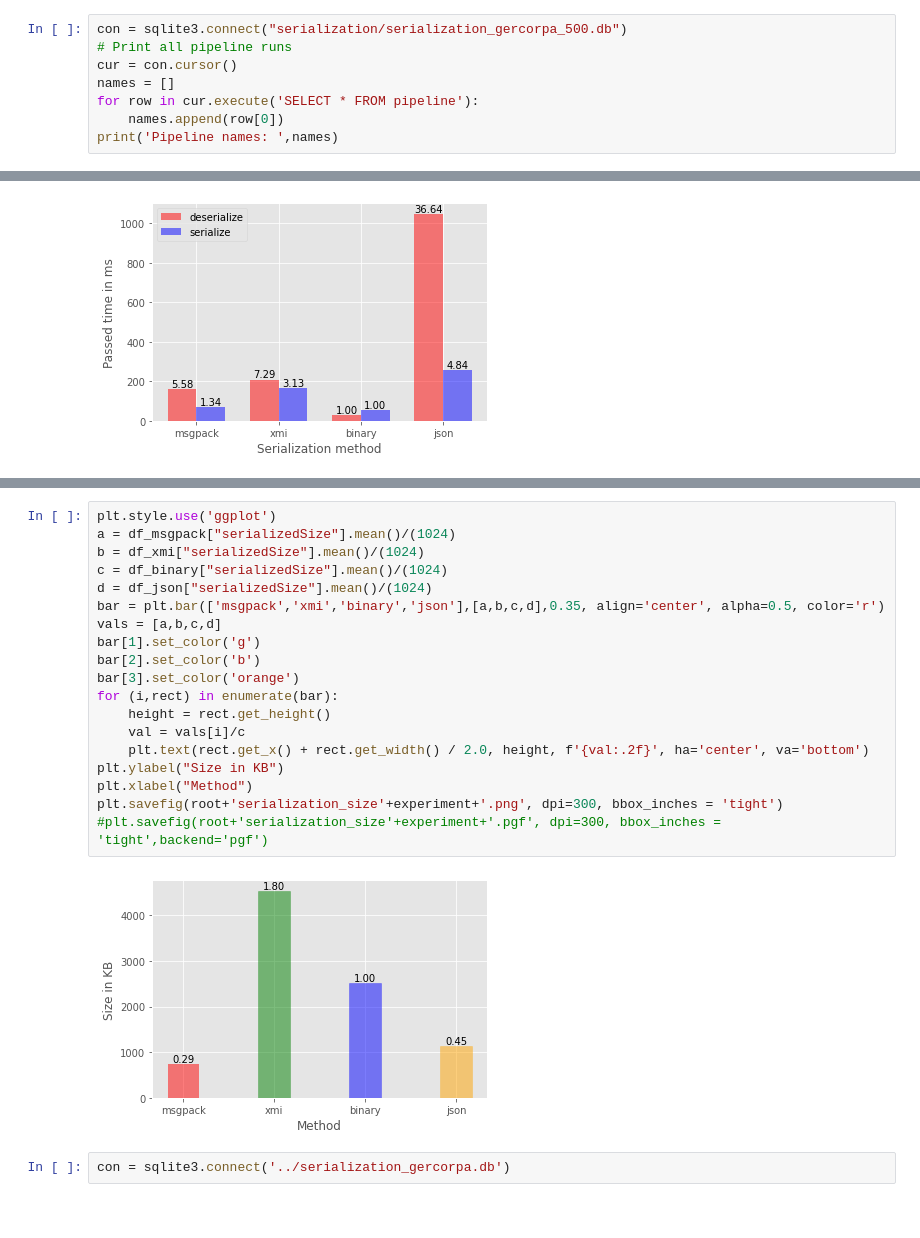
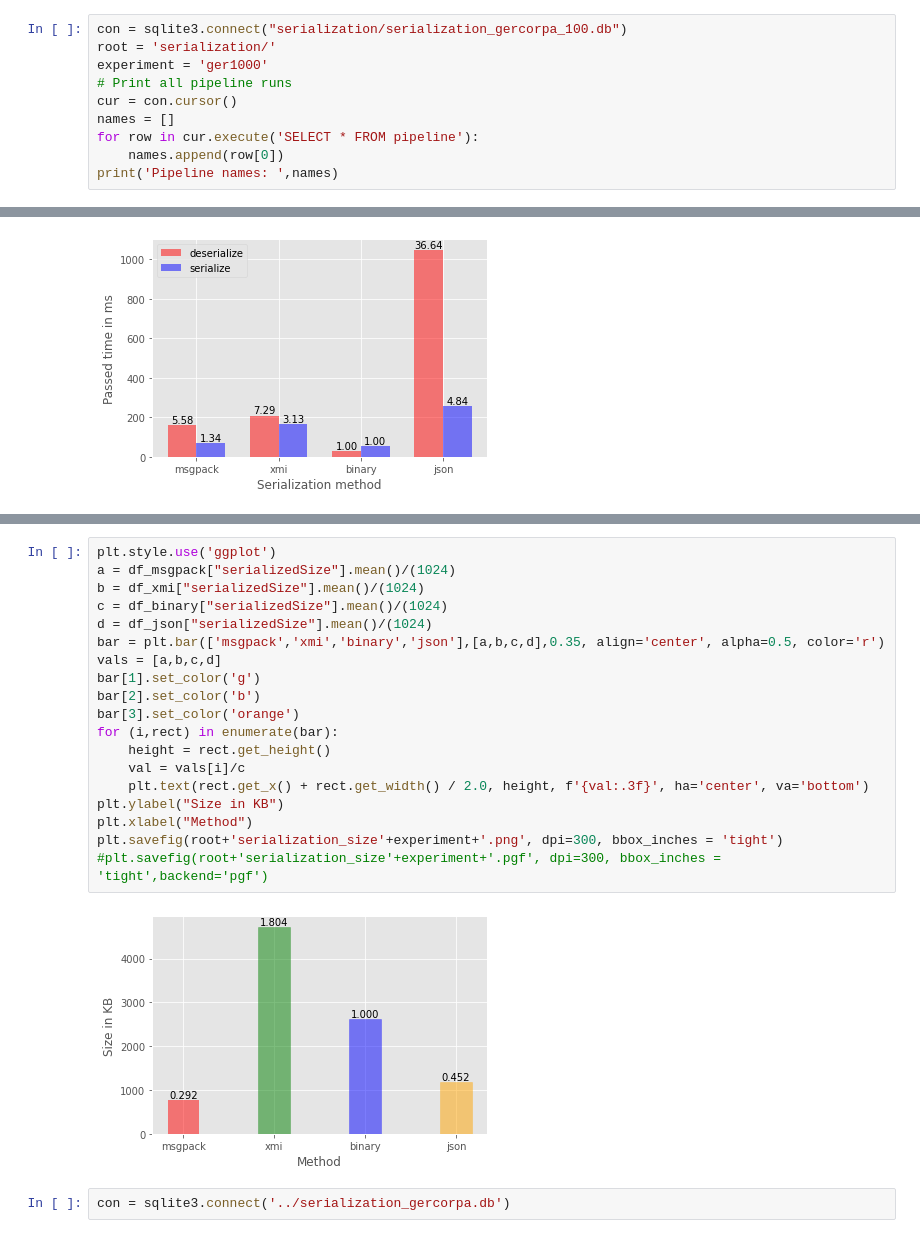
Before and after one commit to texttechnologylab/DockerUnifiedUIMAInterface, a Jupyter notebook: benchmark_containers/analysis.ipynb, the cells around one changed output, grey strips where cells are left out. Drawn from its saved outputs; the diff is of its cells as text.

```diff
--- a/benchmark_containers/analysis.ipynb
+++ b/benchmark_containers/analysis.ipynb
@@ -449,7 +449,9 @@ plt.savefig(root+'amdahl_spacy_theory_3d_serialize_variation'+experiment+'.pgf',
 # %% [markdown]
 # Serialize Benchmark comparison
 # %%
-con = sqlite3.connect("serialization/serialization_gercorpa_500.db")
+con = sqlite3.connect("serialization/serialization_gercorpa_100.db")
+root = 'serialization/'
+experiment = 'ger1000'
 # Print all pipeline runs
 cur = con.cursor()
 names = []
@@ -667,24 +669,24 @@ Root mean squared error: 14888.09
 # %%
 plt.style.use('ggplot')
 a = df_msgpack["serializedSize"].mean()/(1024)
 b = df_xmi["serializedSize"].mean()/(1024)
 c = df_binary["serializedSize"].mean()/(1024)
 d = df_json["serializedSize"].mean()/(1024)
 bar = plt.bar(['msgpack','xmi','binary','json'],[a,b,c,d],0.35, align='center', alpha=0.5, color='r')
 vals = [a,b,c,d]
 bar[1].set_color('g')
 bar[2].set_color('b')
 bar[3].set_color('orange')
 for (i,rect) in enumerate(bar):
     height = rect.get_height()
     val = vals[i]/c
-    plt.text(rect.get_x() + rect.get_width() / 2.0, height, f'{val:.2f}', ha='center', va='bottom')
+    plt.text(rect.get_x() + rect.get_width() / 2.0, height, f'{val:.3f}', ha='center', va='bottom')
 plt.ylabel("Size in KB")
 plt.xlabel("Method")
 plt.savefig(root+'serialization_size'+experiment+'.png', dpi=300, bbox_inches = 'tight')
 #plt.savefig(root+'serialization_size'+experiment+'.pgf', dpi=300, bbox_inches = 'tight',backend='pgf')
 # %% [output]
-[figure, old version]
+[figure, new version]
 # %%
 con = sqlite3.connect('../serialization_gercorpa.db')
 # %%
```
Also changed, not shown: parts of 8 cells of this notebook, 9 other files.
